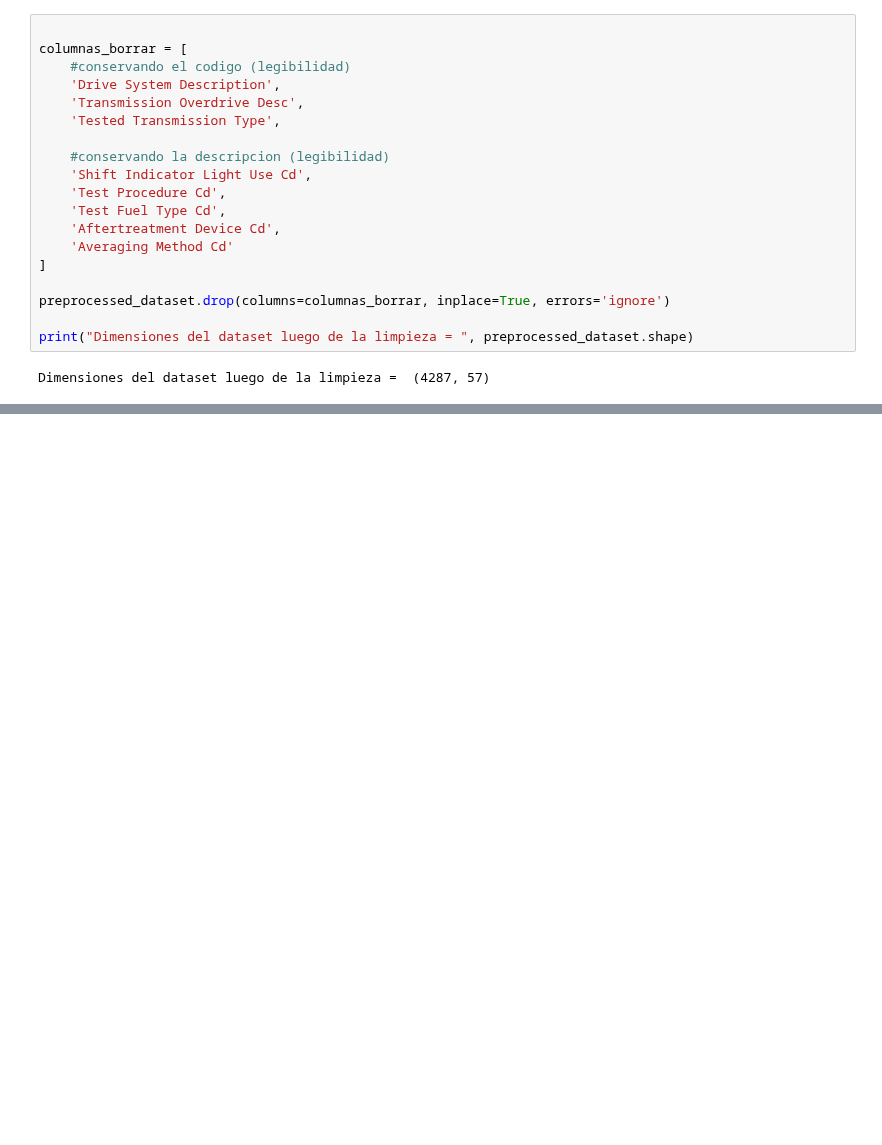
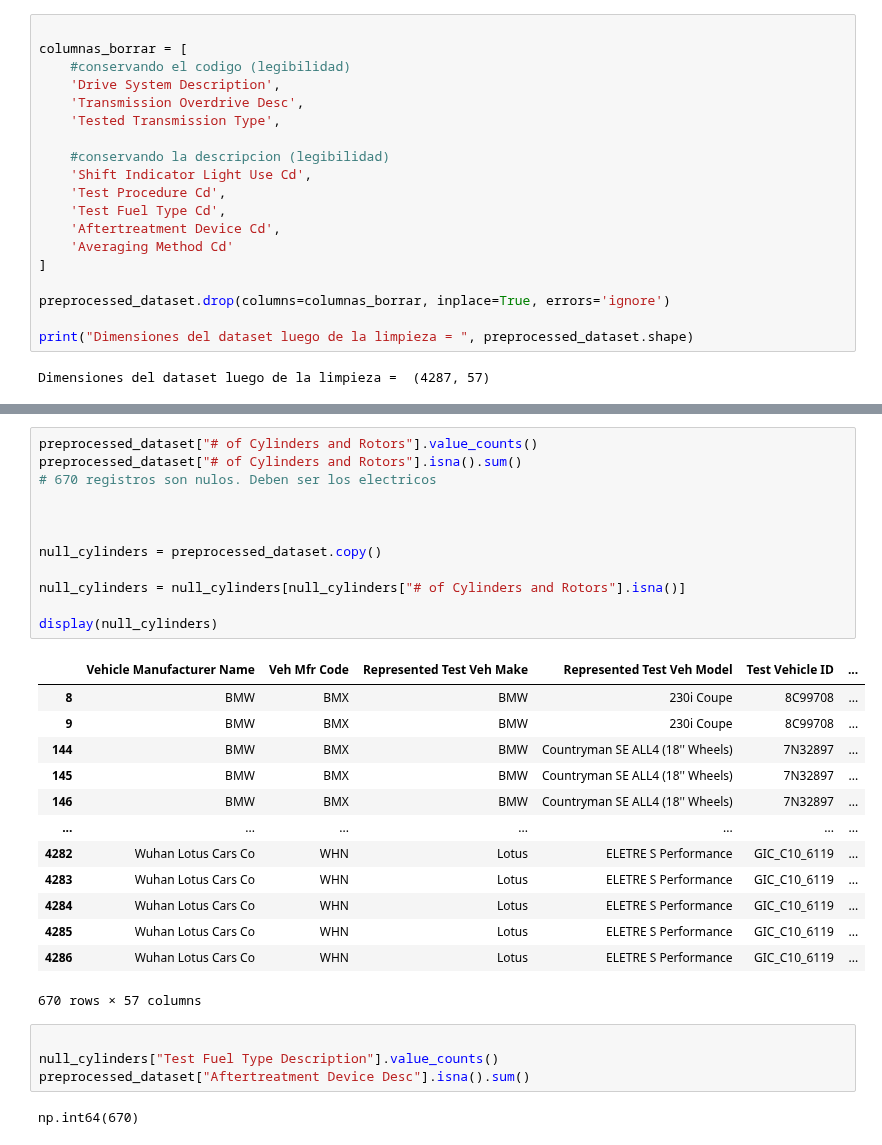
Before and after one commit to mdelrosariocoronado/tpe_fundamentos_2026, a Jupyter notebook: entrega.ipynb, the cells around one changed output, grey strips where cells are left out. Cells and saved outputs as stored; diff of their text form; blank space fills up the shorter version.

Commit message:
nulos, registros duplicados, hipotesis

```diff
--- a/entrega.ipynb
+++ b/entrega.ipynb
@@ -68,0 +172,32 @@ Dimensiones del dataset luego de la limpieza =  (4287, 57)
+# %%
+preprocessed_dataset["# of Cylinders and Rotors"].value_counts()
+preprocessed_dataset["# of Cylinders and Rotors"].isna().sum()
+# 670 registros son nulos. Deben ser los electricos
+
+
+
+null_cylinders = preprocessed_dataset.copy()
+
+null_cylinders = null_cylinders[null_cylinders["# of Cylinders and Rotors"].isna()]
+
+display(null_cylinders)
+# %% [output]
+|  | Vehicle Manufacturer Name | Veh Mfr Code | Represented Test Veh Make | Represented Test Veh Model | Test Vehicle ID | ... |
+| 8 | BMW | BMX | BMW | 230i Coupe | 8C99708 | ... |
+| 9 | BMW | BMX | BMW | 230i Coupe | 8C99708 | ... |
+| 144 | BMW | BMX | BMW | Countryman SE ALL4 (18'' Wheels) | 7N32897 | ... |
+| 145 | BMW | BMX | BMW | Countryman SE ALL4 (18'' Wheels) | 7N32897 | ... |
+| 146 | BMW | BMX | BMW | Countryman SE ALL4 (18'' Wheels) | 7N32897 | ... |
+| ... | ... | ... | ... | ... | ... | ... |
+| 4282 | Wuhan Lotus Cars Co | WHN | Lotus | ELETRE S Performance | GIC_C10_6119 | ... |
+| 4283 | Wuhan Lotus Cars Co | WHN | Lotus | ELETRE S Performance | GIC_C10_6119 | ... |
+| 4284 | Wuhan Lotus Cars Co | WHN | Lotus | ELETRE S Performance | GIC_C10_6119 | ... |
+| 4285 | Wuhan Lotus Cars Co | WHN | Lotus | ELETRE S Performance | GIC_C10_6119 | ... |
+| 4286 | Wuhan Lotus Cars Co | WHN | Lotus | ELETRE S Performance | GIC_C10_6119 | ... |
+670 rows × 57 columns
+# %%
+
+null_cylinders["Test Fuel Type Description"].value_counts()
+preprocessed_dataset["Aftertreatment Device Desc"].isna().sum()
+# %% [output]
+np.int64(670)
```
Also changed, not shown: parts of 18 cells of this notebook.
